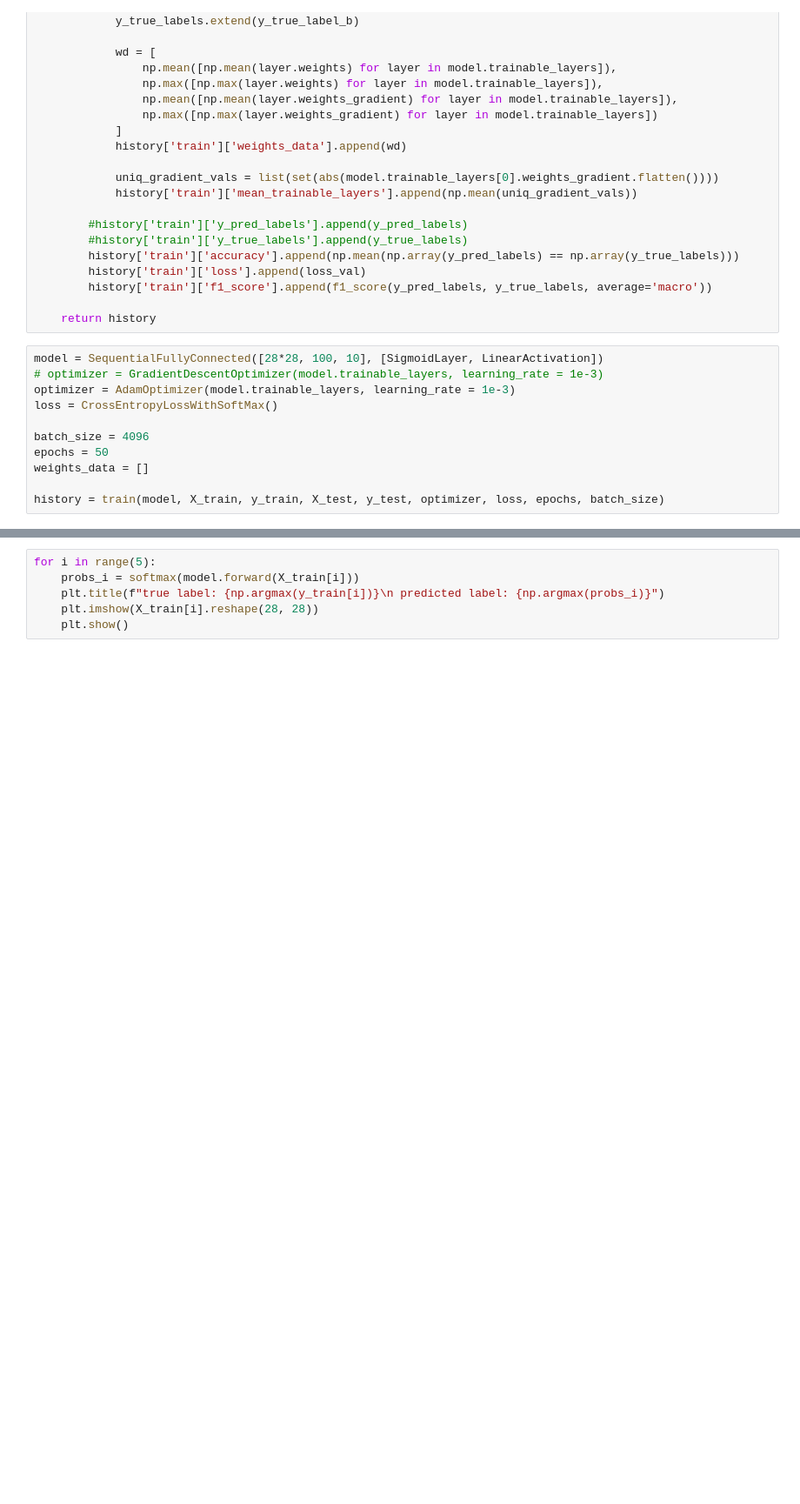
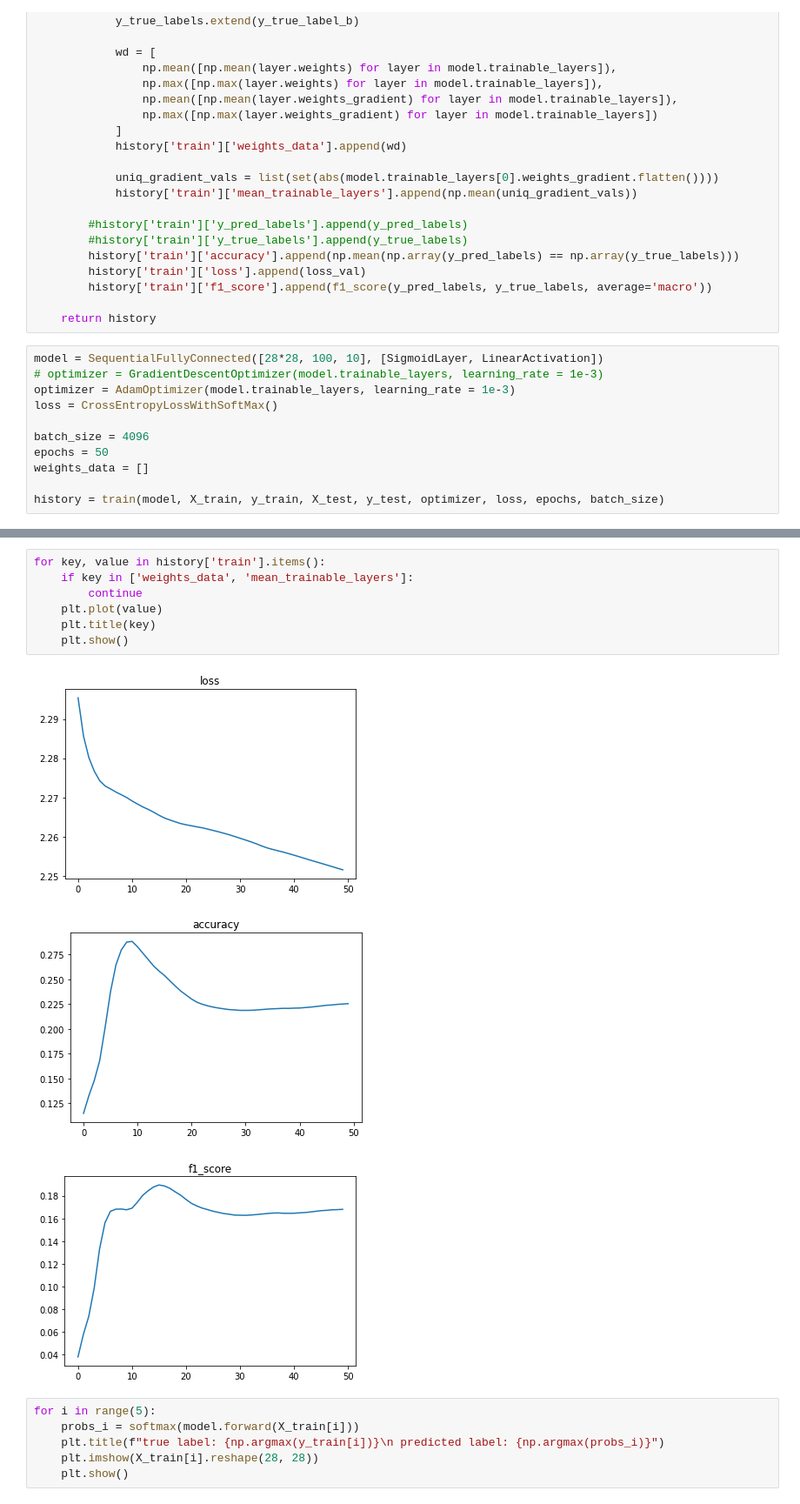
Before and after one commit to proshian/DNN_course, a Jupyter notebook: lab1/numpy_CNN/numpy_FC.ipynb, the cells around one changed output, grey strips where cells are left out. Shown at 87% size. Drawn from its saved outputs; the diff is of its cells as text; blank space fills up the shorter version.

```diff
--- a/lab1/numpy_CNN/numpy_FC.ipynb
+++ b/lab1/numpy_CNN/numpy_FC.ipynb
@@ -183,3 +185,14 @@ for key, value in history['train'].items():
+# %%
+for key, value in history['train'].items():
+    if key in ['weights_data', 'mean_trainable_layers']:
+        continue
+    plt.plot(value)
+    plt.title(key)
+    plt.show()
+# %% [output]
+[figure, added]
+[figure, added]
+[figure, added]
 # %%
 for i in range(5):
     probs_i = softmax(model.forward(X_train[i]))
```
Also changed, not shown: parts of 7 cells of this notebook, 3 other files.
